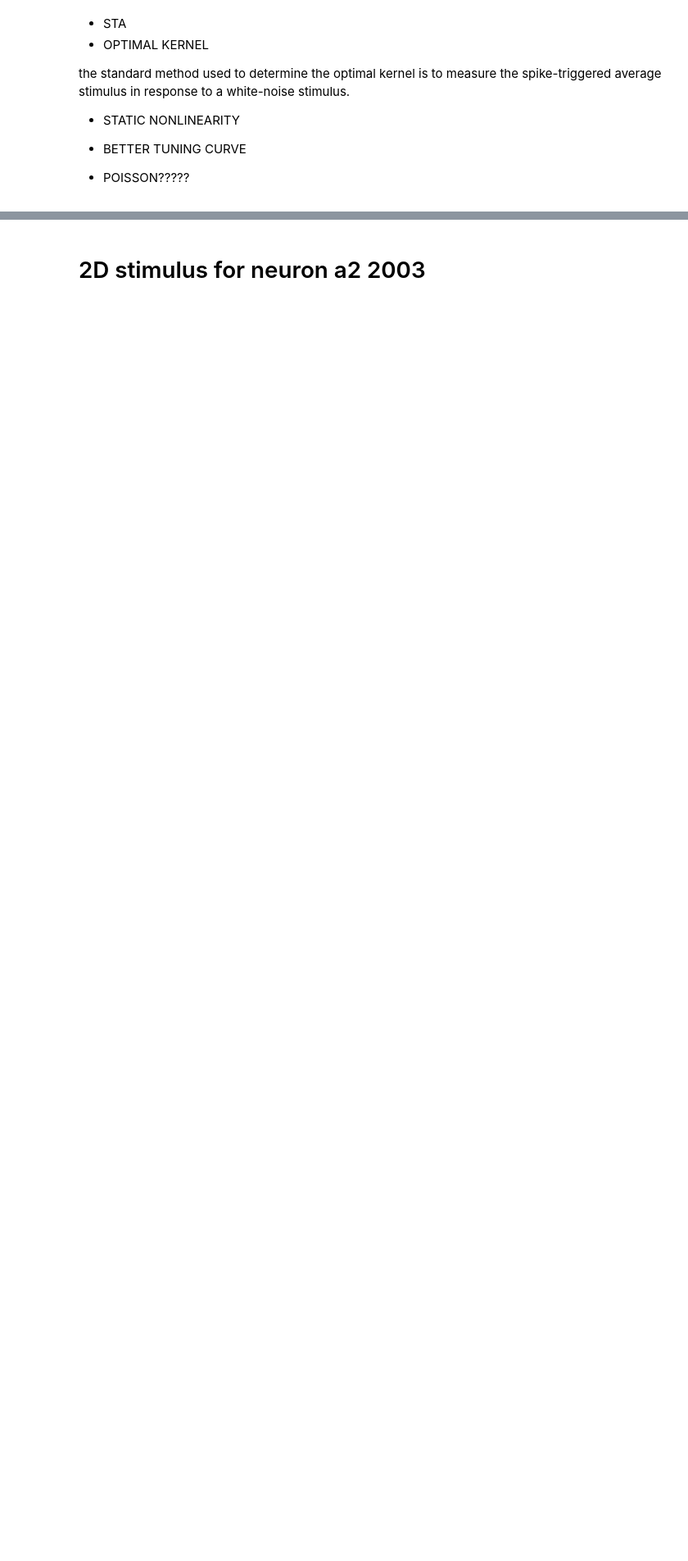
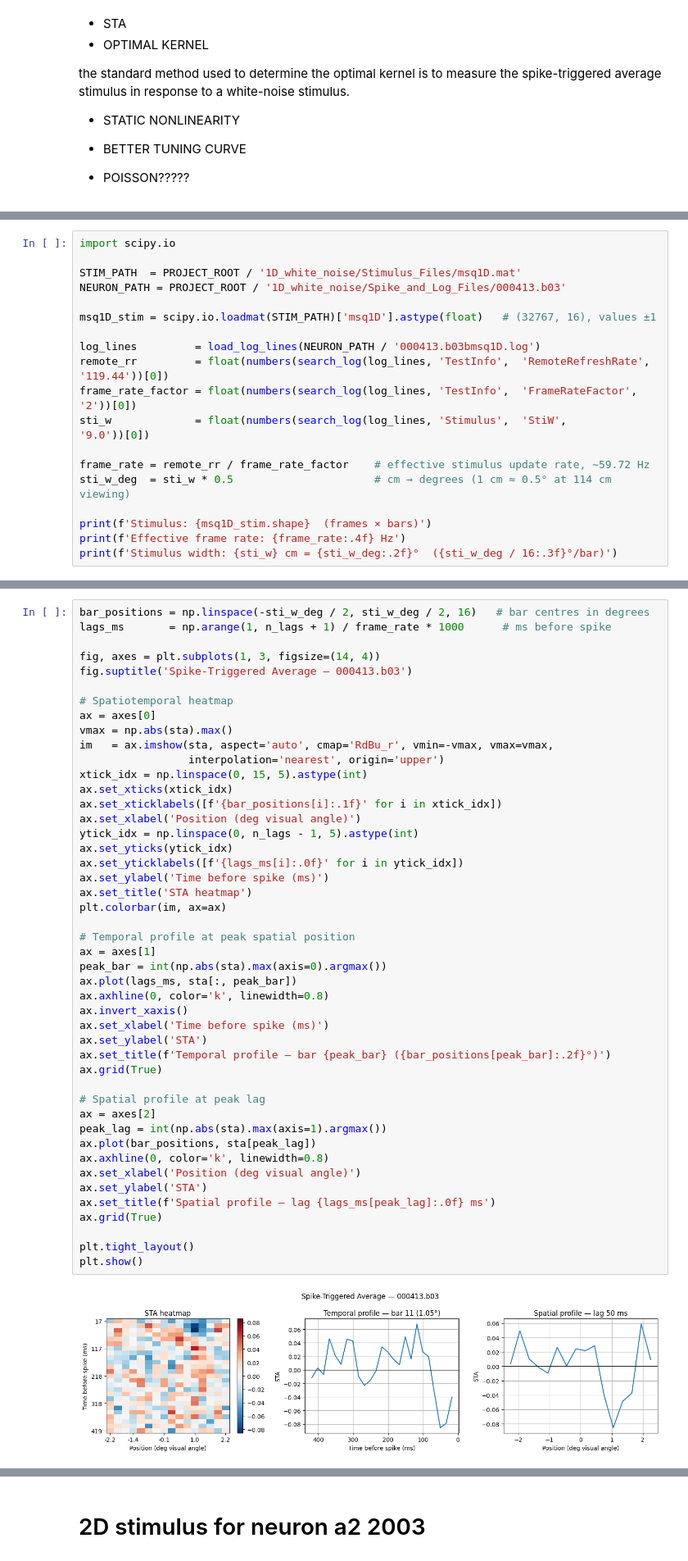
Before and after one commit to alessandrodipiano/neural_encoding, a Jupyter notebook: start.ipynb, the cells around one changed output, grey strips where cells are left out. Shown at 82% size. Cells and saved outputs as stored; diff of their text form; blank space fills up the shorter version.

```diff
--- a/start.ipynb
+++ b/start.ipynb
@@ -770,0 +771,19 @@ the standard method used to determine the optimal kernel is to measure the spike
+# %%
+import scipy.io
+
+STIM_PATH  = PROJECT_ROOT / '1D_white_noise/Stimulus_Files/msq1D.mat'
+NEURON_PATH = PROJECT_ROOT / '1D_white_noise/Spike_and_Log_Files/000413.b03'
+
+msq1D_stim = scipy.io.loadmat(STIM_PATH)['msq1D'].astype(float)   # (32767, 16), values ±1
+
+log_lines         = load_log_lines(NEURON_PATH / '000413.b03bmsq1D.log')
+remote_rr         = float(numbers(search_log(log_lines, 'TestInfo',  'RemoteRefreshRate', '119.44'))[0])
+frame_rate_factor = float(numbers(search_log(log_lines, 'TestInfo',  'FrameRateFactor',   '2'))[0])
+sti_w             = float(numbers(search_log(log_lines, 'Stimulus',  'StiW',              '9.0'))[0])
+
+frame_rate = remote_rr / frame_rate_factor    # effective stimulus update rate, ~59.72 Hz
+sti_w_deg  = sti_w * 0.5                      # cm → degrees (1 cm ≈ 0.5° at 114 cm viewing)
+
+print(f'Stimulus: {msq1D_stim.shape}  (frames × bars)')
+print(f'Effective frame rate: {frame_rate:.4f} Hz')
+print(f'Stimulus width: {sti_w} cm = {sti_w_deg:.2f}°  ({sti_w_deg / 16:.3f}°/bar)')
@@ -770,0 +839,48 @@ the standard method used to determine the optimal kernel is to measure the spike
+# %%
+bar_positions = np.linspace(-sti_w_deg / 2, sti_w_deg / 2, 16)   # bar centres in degrees
+lags_ms       = np.arange(1, n_lags + 1) / frame_rate * 1000      # ms before spike
+
+fig, axes = plt.subplots(1, 3, figsize=(14, 4))
+fig.suptitle('Spike-Triggered Average — 000413.b03')
+
+# Spatiotemporal heatmap
+ax = axes[0]
+vmax = np.abs(sta).max()
+im   = ax.imshow(sta, aspect='auto', cmap='RdBu_r', vmin=-vmax, vmax=vmax,
+                 interpolation='nearest', origin='upper')
+xtick_idx = np.linspace(0, 15, 5).astype(int)
+ax.set_xticks(xtick_idx)
+ax.set_xticklabels([f'{bar_positions[i]:.1f}' for i in xtick_idx])
+ax.set_xlabel('Position (deg visual angle)')
+ytick_idx = np.linspace(0, n_lags - 1, 5).astype(int)
+ax.set_yticks(ytick_idx)
+ax.set_yticklabels([f'{lags_ms[i]:.0f}' for i in ytick_idx])
+ax.set_ylabel('Time before spike (ms)')
+ax.set_title('STA heatmap')
+plt.colorbar(im, ax=ax)
+
+# Temporal profile at peak spatial position
+ax = axes[1]
+peak_bar = int(np.abs(sta).max(axis=0).argmax())
+ax.plot(lags_ms, sta[:, peak_bar])
+ax.axhline(0, color='k', linewidth=0.8)
+ax.invert_xaxis()
+ax.set_xlabel('Time before spike (ms)')
+ax.set_ylabel('STA')
+ax.set_title(f'Temporal profile — bar {peak_bar} ({bar_positions[peak_bar]:.2f}°)')
+ax.grid(True)
+
+# Spatial profile at peak lag
+ax = axes[2]
+peak_lag = int(np.abs(sta).max(axis=1).argmax())
+ax.plot(bar_positions, sta[peak_lag])
+ax.axhline(0, color='k', linewidth=0.8)
+ax.set_xlabel('Position (deg visual angle)')
+ax.set_ylabel('STA')
+ax.set_title(f'Spatial profile — lag {lags_ms[peak_lag]:.0f} ms')
+ax.grid(True)
+
+plt.tight_layout()
+plt.show()
+# %% [output]
+[figure, added]
```
Also changed, not shown: parts of 15 cells of this notebook.
